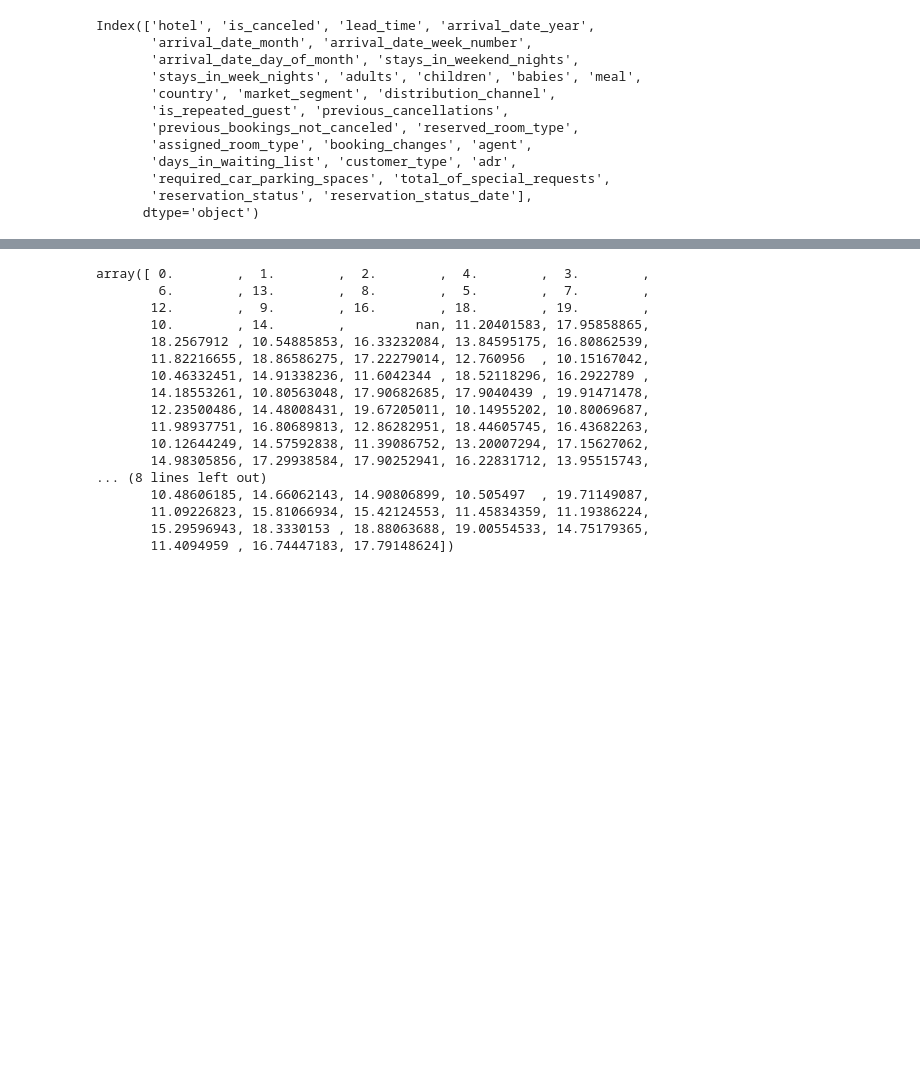
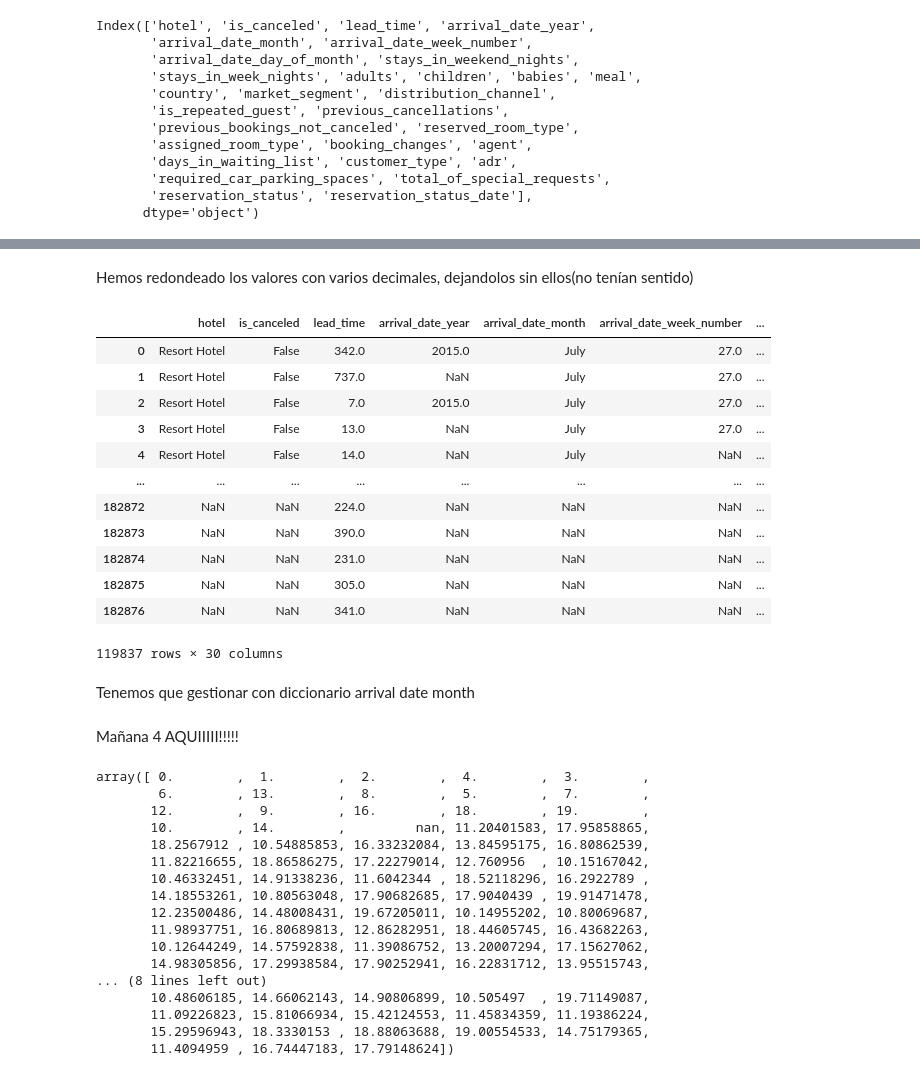
Before and after one commit to Adalab/proyecto-da-promo-F-modulo-4-team-4, a Jupyter notebook: prueba.ipynb, the cells around one changed output, grey strips where cells are left out. Drawn from its saved outputs; the diff is of its cells as text; code cells hidden in the pictures; blank space fills up the shorter version.

```diff
--- a/prueba.ipynb
+++ b/prueba.ipynb
@@ -300,0 +252,7 @@ Index(['hotel', 'is_canceled', 'lead_time', 'arrival_date_year',
+# %%
+lista_columnas_redondear=["lead_time", "stays_in_week_nights", "stays_in_weekend_nights"]
+def redondeo(dataframe, columna):
+    dataframe[columna]= dataframe[columna].round(0)
+    return dataframe
+# %% [markdown]
+Hemos redondeado los valores con varios decimales, dejandolos sin ellos(no tenían sentido)
@@ -301,3 +261,23 @@ Index(['hotel', 'is_canceled', 'lead_time', 'arrival_date_year',
+# %%
+redondeo(df, lista_columnas_redondear)
+# %% [output]
+|  | hotel | is_canceled | lead_time | arrival_date_year | arrival_date_month | arrival_date_week_number | ... |
+| 0 | Resort Hotel | False | 342.0 | 2015.0 | July | 27.0 | ... |
+| 1 | Resort Hotel | False | 737.0 | NaN | July | 27.0 | ... |
+| 2 | Resort Hotel | False | 7.0 | 2015.0 | July | 27.0 | ... |
+| 3 | Resort Hotel | False | 13.0 | NaN | July | 27.0 | ... |
+| 4 | Resort Hotel | False | 14.0 | NaN | July | NaN | ... |
+| ... | ... | ... | ... | ... | ... | ... | ... |
+| 182872 | NaN | NaN | 224.0 | NaN | NaN | NaN | ... |
+| 182873 | NaN | NaN | 390.0 | NaN | NaN | NaN | ... |
+| 182874 | NaN | NaN | 231.0 | NaN | NaN | NaN | ... |
+| 182875 | NaN | NaN | 305.0 | NaN | NaN | NaN | ... |
+| 182876 | NaN | NaN | 341.0 | NaN | NaN | NaN | ... |
+119837 rows × 30 columns
+# %% [markdown]
+Tenemos que gestionar con diccionario arrival date month
+# %% [markdown]
+Mañana 4 AQUIIIII!!!!!
 # %%
 df['stays_in_weekend_nights'].unique()
 # %% [output]
```
Also changed, not shown: parts of 44 cells of this notebook.
